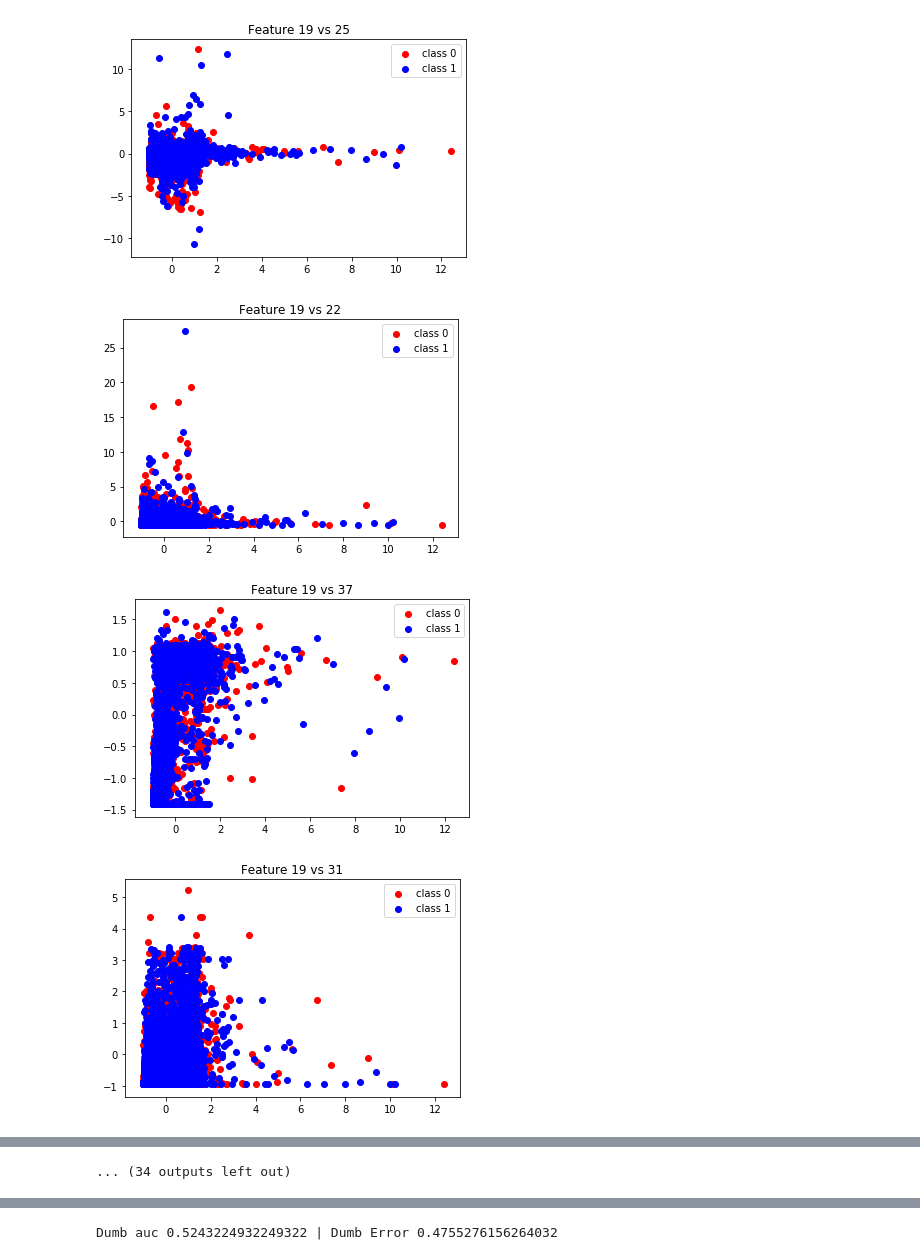
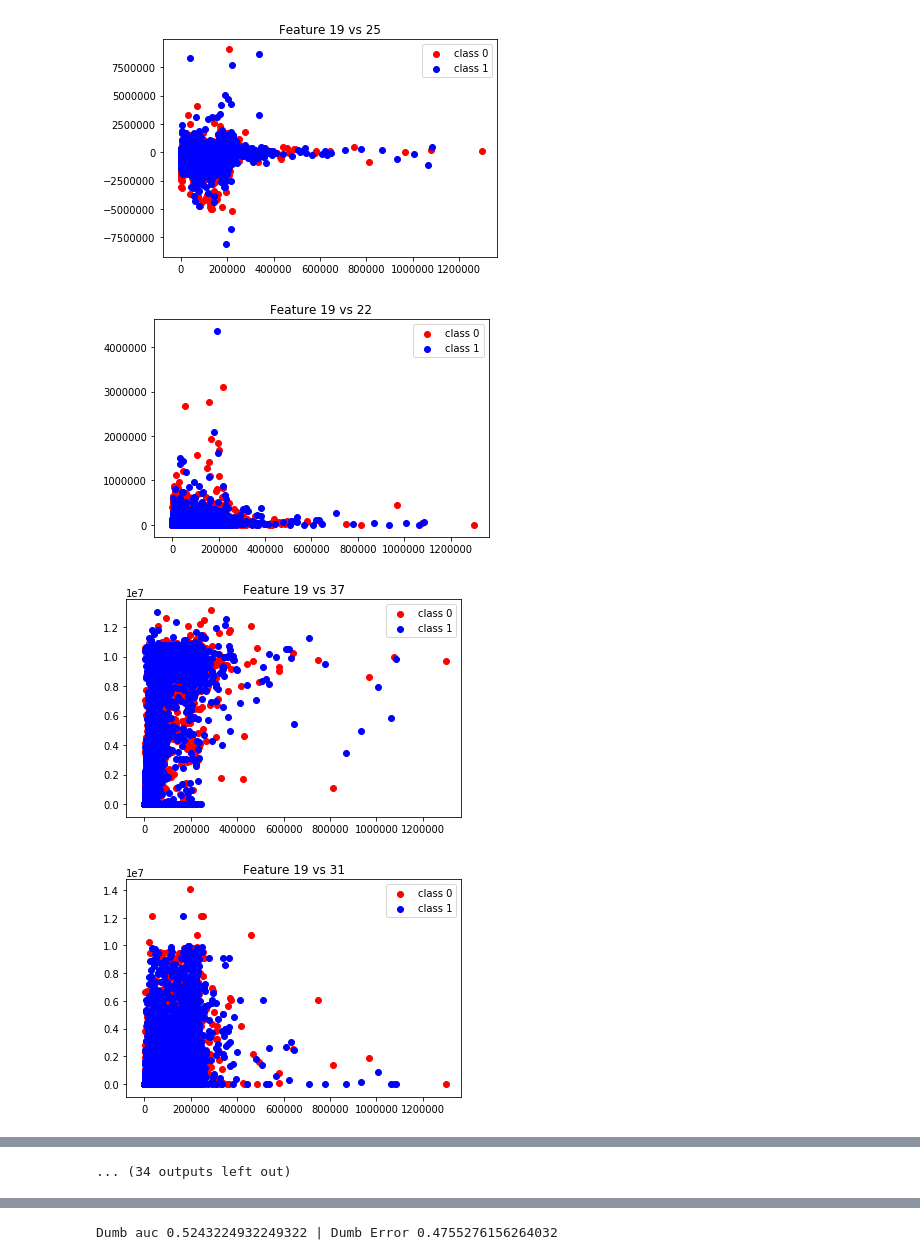
Before and after one commit to Spider-Babies-Round-2/spider-babies-round-2, a Jupyter notebook: Scaling_Knn_SKLearn_Feature_Compare.ipynb, the cells around one changed output, grey strips where cells are left out. Cells and saved outputs as stored; diff of their text form; code cells hidden in the pictures.

```diff
--- a/Scaling_Knn_SKLearn_Feature_Compare.ipynb
+++ b/Scaling_Knn_SKLearn_Feature_Compare.ipynb
@@ -22,24 +24,24 @@ not_scaled_knn.train(Xtr, Ytr)
 # %%
 # Plot the scatters and compare against features
 # Used the top 10 information gain and plotted against each other
 colors = ['red', 'blue']
 
-compare = [18, 24, 21, 36, 30, 31, 17, 16, 59, 38]
+compare = [18, 24, 21, 36, 30, 31, 17, 16, 38, 35]
 
 for index, feature in enumerate(compare):
     for ind, feature2 in enumerate(compare[index+1:]):
         if feature == feature2:
             break
         for i,c in enumerate(np.unique(Ytr)):
             mask = np.where(Ytr == c)[0]
-            plt.scatter(Xtr_scaled[mask,feature], Xtr_scaled[mask,feature2], c=colors[i], label='class %d' % c)
+            plt.scatter(Xtr[mask,feature], Xtr[mask,feature2], c=colors[i], label='class %d' % c)
             plt.title("Feature " + str(feature + 1) + " vs " + str(feature2 + 1))
 
         plt.legend()
         plt.show()
         plt.clf()
 # %% [output]
-[figure, old version]
+[figure, new version]
-[figure, old version]
+[figure, new version]
-[figure, old version]
+[figure, new version]
-[figure, old version]
+[figure, new version]
```
Also changed, not shown: parts of 4 cells of this notebook.
